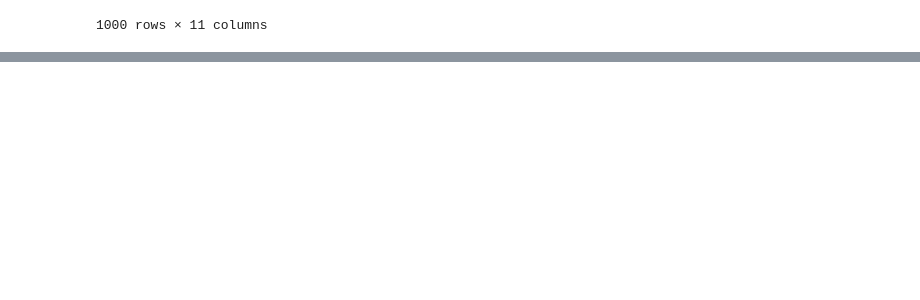
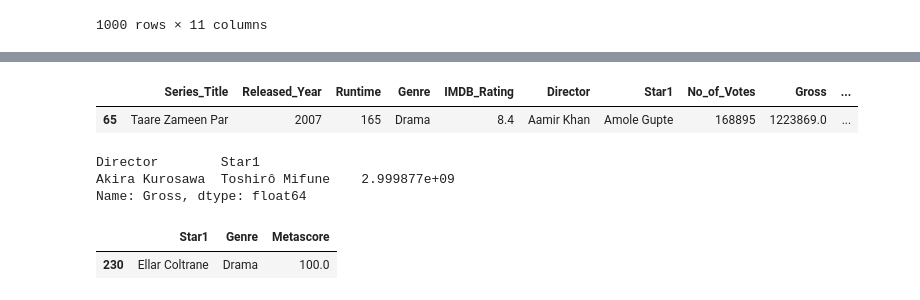
Before and after one commit to Evergreenies/data-science-learning, a Jupyter notebook: pandas-practices/pandas-groupby/pandas-groupby.ipynb, the cells around one changed output, grey strips where cells are left out. Saved outputs shown, nothing was run; the diff lists cells and outputs as text; code cells hidden in the pictures; blank space fills up the shorter version.

Commit message:
added groupby pandas example

```diff
--- a/pandas-practices/pandas-groupby/pandas-groupby.ipynb
+++ b/pandas-practices/pandas-groupby/pandas-groupby.ipynb
@@ -489,0 +513,4 @@ genre.apply(rank_movie)
+# %%
+duo = movies.groupby(['Director', 'Star1'])
+
+duo.size()
@@ -489,0 +531,18 @@ genre.apply(rank_movie)
+# %%
+duo.get_group(('Aamir Khan', 'Amole Gupte'))
+# %% [output]
+|  | Series_Title | Released_Year | Runtime | Genre | IMDB_Rating | Director | Star1 | No_of_Votes | Gross | ... |
+| 65 | Taare Zameen Par | 2007 | 165 | Drama | 8.4 | Aamir Khan | Amole Gupte | 168895 | 1223869.0 | ... |
+# %%
+# find most earning actor -> director combo
+duo['Gross'].sum().sort_values(ascending=False).head(1)
+# %% [output]
+Director        Star1
+Akira Kurosawa  Toshirô Mifune    2.999877e+09
+Name: Gross, dtype: float64
+# %%
+# find the best (in-terms of metascore(avg)) actor -> genre combo
+movies.groupby(['Star1', 'Genre'])['Metascore'].mean().reset_index().sort_values('Metascore', ascending=False).head(1)
+# %% [output]
+|  | Star1 | Genre | Metascore |
+| 230 | Ellar Coltrane | Drama | 100.0 |
```
Also changed, not shown: parts of 11 cells of this notebook.
